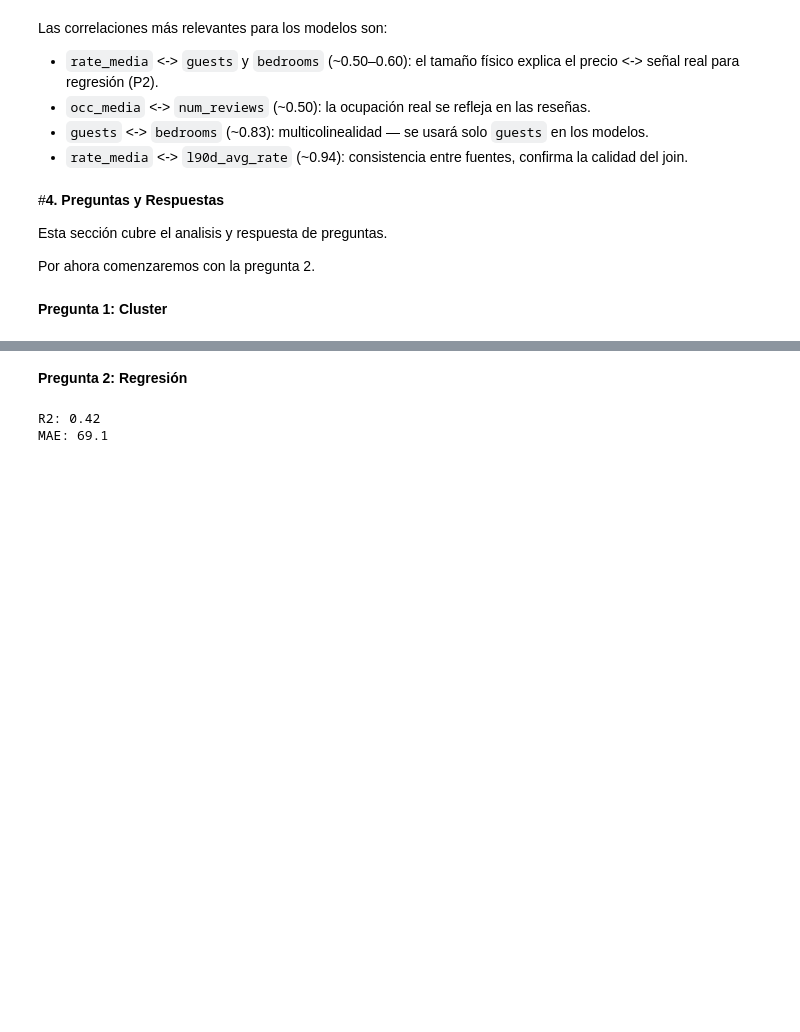
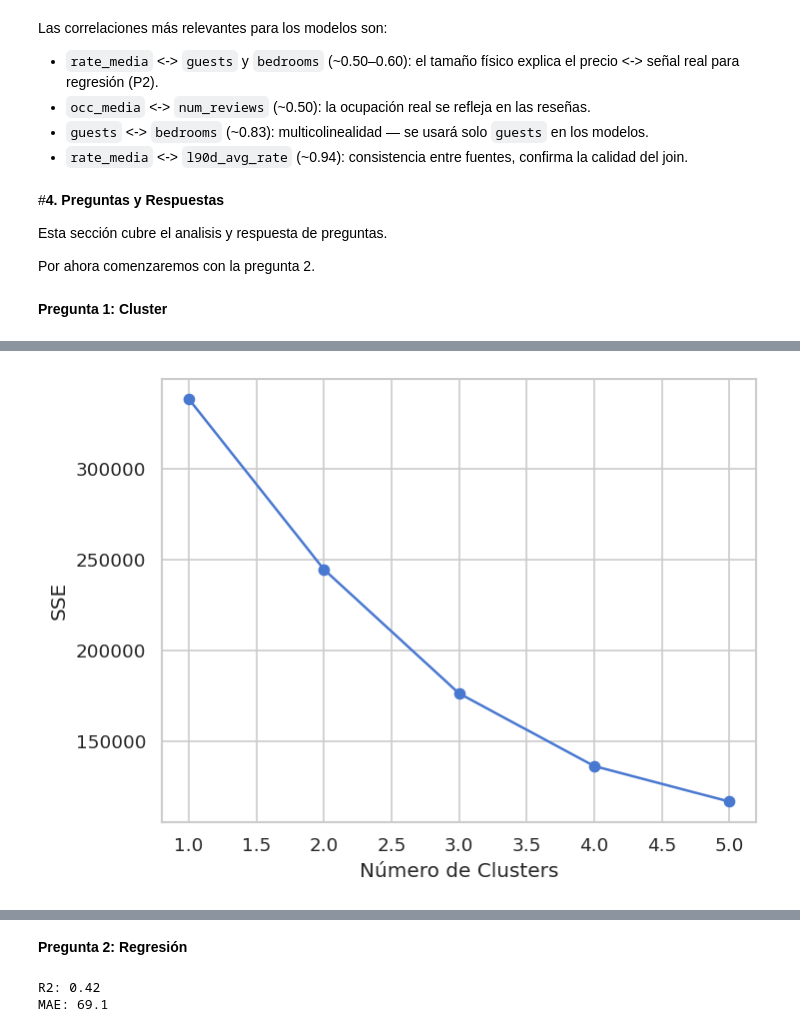
Before and after one commit to Rajevic-0/Proyecto-Mineria-De-Datos, a Jupyter notebook: Notebooks/Hito_1.ipynb, the cells around one changed output, grey strips where cells are left out. Saved outputs shown, nothing was run; the diff lists cells and outputs as text; code cells hidden in the pictures; blank space fills up the shorter version.

Commit message:
Feat: Created clusters

```diff
--- a/Notebooks/Hito_1.ipynb
+++ b/Notebooks/Hito_1.ipynb
@@ -461,0 +477,15 @@ Por ahora comenzaremos con la pregunta 2.
+# %%
+from sklearn.cluster import KMeans
+SSE = []
+numClusters = list(range(1, 6))
+for k in numClusters:
+    k_means = KMeans(n_clusters=k, n_init='auto')
+    k_means.fit(X_scaled)
+    SSE.append(k_means.inertia_)
+
+plt.plot(numClusters, SSE, marker="o")
+plt.xlabel('Número de Clusters')
+plt.ylabel('SSE')
+plt.show()
+# %% [output]
+[figure, added]
```
Also changed, not shown: parts of 16 cells of this notebook.
